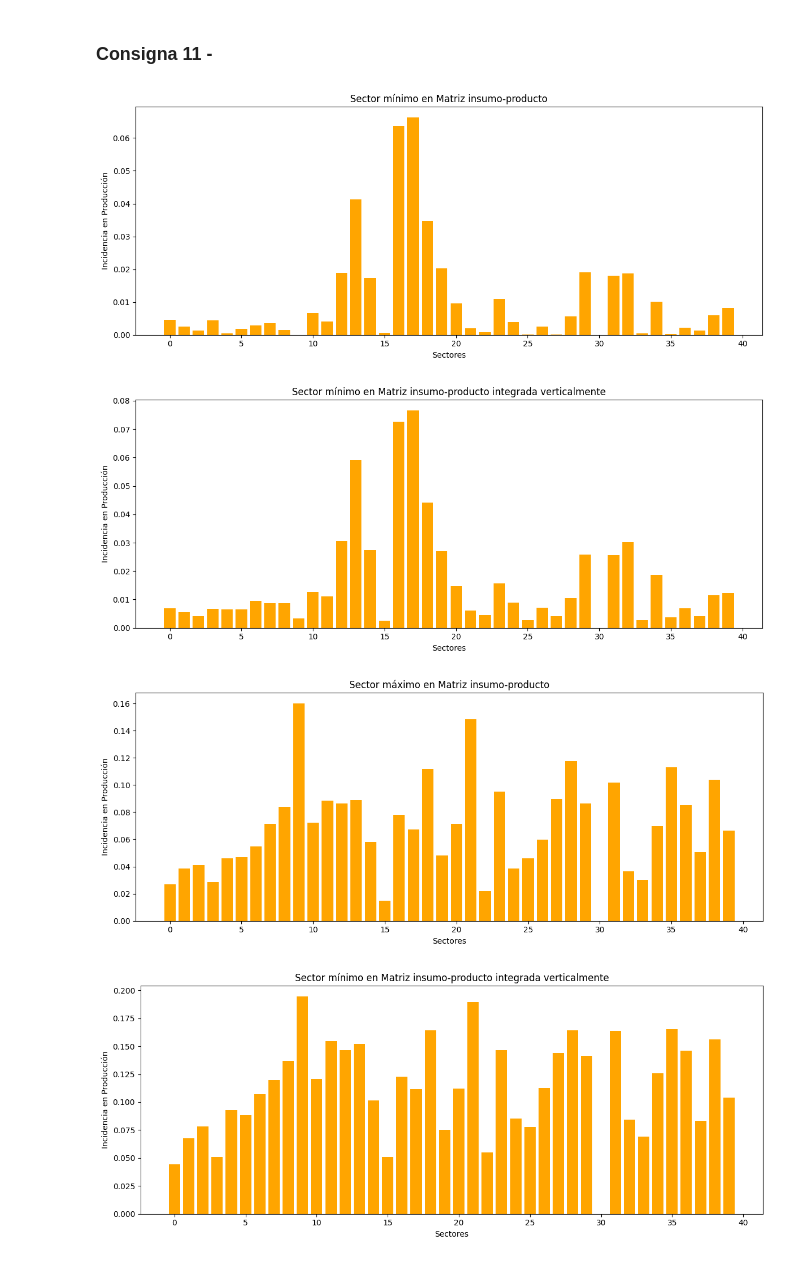
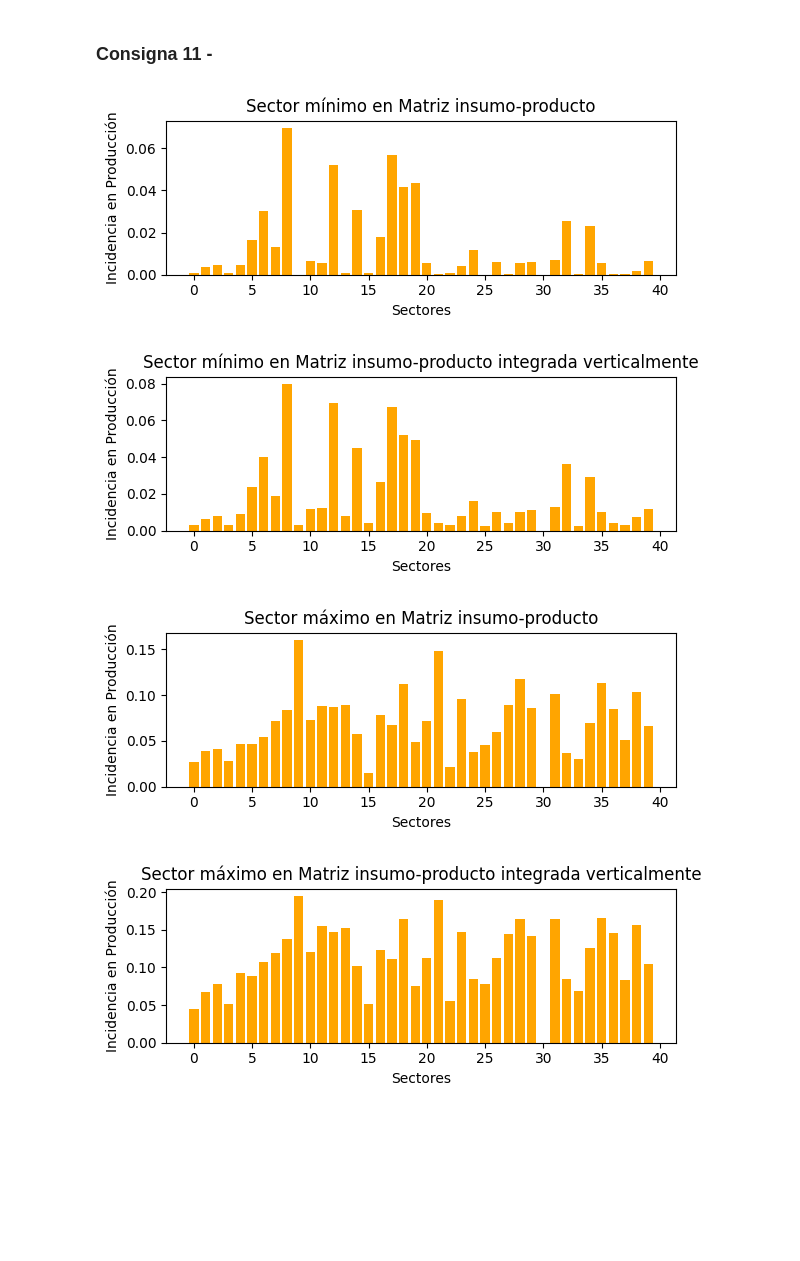
Before and after one commit to Empromptu/TP2-ALC, a Jupyter notebook: main.ipynb, the cells around one changed output. Cells and saved outputs as stored; diff of their text form; code cells hidden in the pictures; blank space fills up the shorter version.

```diff
--- a/main.ipynb
+++ b/main.ipynb
@@ -189,10 +189,10 @@ Notemos que el error en error_A1 se mantiene constante, sin embargo en error_A2
 
 Veamos un grafico:
 # %%
-x = range(len(v2))
+x = range(len(error_A2))
 
 
-plt.plot(x, v2, marker='o', linestyle='-', color='r', label='Error')
+plt.plot(x, error_A2, marker='o', linestyle='-', color='r', label='Error')
 
 
 plt.xlabel('Potencia de A2')
@@ -454,10 +455,7 @@ Hpp = App@LeontiefInvpp
 
 # Calculo matriz de covarianza, ahora para H
 HppC = En@Hpp
-C2 = (np.transpose(HppC)@HppC)/(40 - 1)
-autovalores, autovectores = metodoPotenciaRecursivo(C, k=2)
-subespacio = np.array(autovectores).T
-proyeccion = HppC @ np.array(autovectores).T
+C = (np.transpose(HppC)@HppC)/(40 - 1)
 autovalores, autovectores = metodoPotenciaRecursivo(C, k=2)
 subespacio = np.array(autovectores).T
 proyeccion = HppC @ np.array(autovectores).T
@@ -468,7 +466,7 @@ GraficoProyeccion(proyeccion,"Hpp","blue")
 # %%
 # Repetimos el procedimiento para Nicaragua
 
-# Calculo Leontief de Peru
+# Calculo Leontief de Nicaragua
 Inn = np.eye(Ann.shape[0])
 Lnn, Unn, Pnn = calcularLU(Inn - Ann)  # LU de Leontief Perú
 LeontiefInvnn = inversaLU(Lnn, Unn, Pnn)
@@ -481,10 +479,7 @@ HnnC = En@Hnn
 C2 = (np.transpose(HnnC)@HnnC)/(40 - 1)
 autovalores, autovectores = metodoPotenciaRecursivo(C2, k=2)
 subespacio = np.array(autovectores).T
-proyeccion = HnnC @ np.array(autovectores).T
-autovalores, autovectores = metodoPotenciaRecursivo(C2, k=2)
-subespacio = np.array(autovectores).T
-proyeccion = HnnC @ np.array(autovectores).T
+proyeccionNN = HnnC @ np.array(autovectores).T
 
-GraficoProyeccion(proyeccion,"Hnn","blue")
+GraficoProyeccion(proyeccionNN,"Hnn","blue")
 # %% [output]
@@ -495,6 +490,10 @@ justificacion
 ### Consigna 11 -
 # %%
 # from funciones import graficarFilas
+Appdata = pd.read_csv("Appdata.csv")
+Anndata = pd.read_csv("Anndata.csv")
+App = Appdata.values
+Ann = Anndata.values
 
 # Distancia al Origen de coordenadas con la Norma de la Proyeccion
 normas_proyeccion = np.zeros(proyeccion.shape[0])
@@ -504,36 +503,36 @@ for i in range(proyeccion.shape[0]):
 # Calculo minima y maxima distancia
 MinNormaProyeccion = np.inf
 MaxNormaProyeccion = 0
 for i in range(proyeccion.shape[0]):
     if normas_proyeccion[i] < MinNormaProyeccion:
         MinNormaProyeccion = normas_proyeccion[i]
         IndiceDelMin = i
     if normas_proyeccion[i] > MaxNormaProyeccion:
         MaxNormaProyeccion = normas_proyeccion[i]
         IndiceDelMax = i
 
 def GraficarFilas (Matriz, indice, titulo):
     # Crear figura y ejes
-    fig, axs = plt.subplots(1, 1, figsize=(12, 5))
+    fig, axs = plt.subplots(1, 1, figsize=(6, 2.5))
     # Graficar la diferencia en barras
     axs.bar(range(len(Matriz[indice])), Matriz[indice], color='orange')
     axs.set_title(titulo)
     axs.set_xlabel('Sectores')
     axs.set_ylabel('Incidencia en Producción')
 
     plt.tight_layout()
     plt.show()
 
 TituloAppMin="Sector mínimo en Matriz insumo-producto"
 TituloHppMin="Sector mínimo en Matriz insumo-producto integrada verticalmente"
 TituloAppMax="Sector máximo en Matriz insumo-producto"
 TituloHppMax="Sector máximo en Matriz insumo-producto integrada verticalmente"
 GraficarFilas(App,IndiceDelMin,TituloAppMin)
 GraficarFilas(Hpp,IndiceDelMin,TituloHppMin)
 GraficarFilas(App,IndiceDelMax,TituloAppMax)
-GraficarFilas(Hpp,IndiceDelMax,TituloHppMin)
+GraficarFilas(Hpp,IndiceDelMax,TituloHppMax)
 # %% [output]
-[figure, old version]
+[figure, new version]
-[figure, old version]
+[figure, new version]
-[figure, old version]
+[figure, new version]
-[figure, old version]
+[figure, new version]
```
Also changed, not shown: parts of 11 cells of this notebook.
